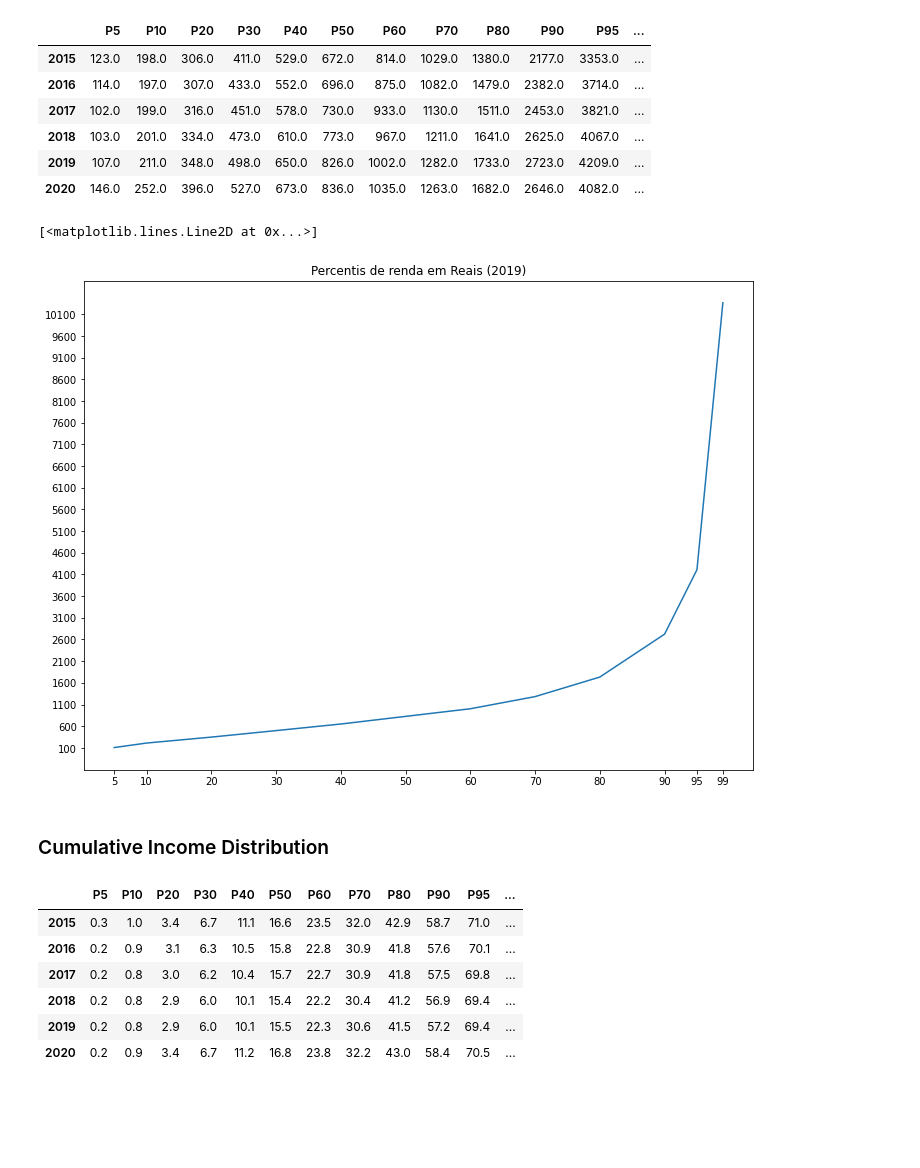
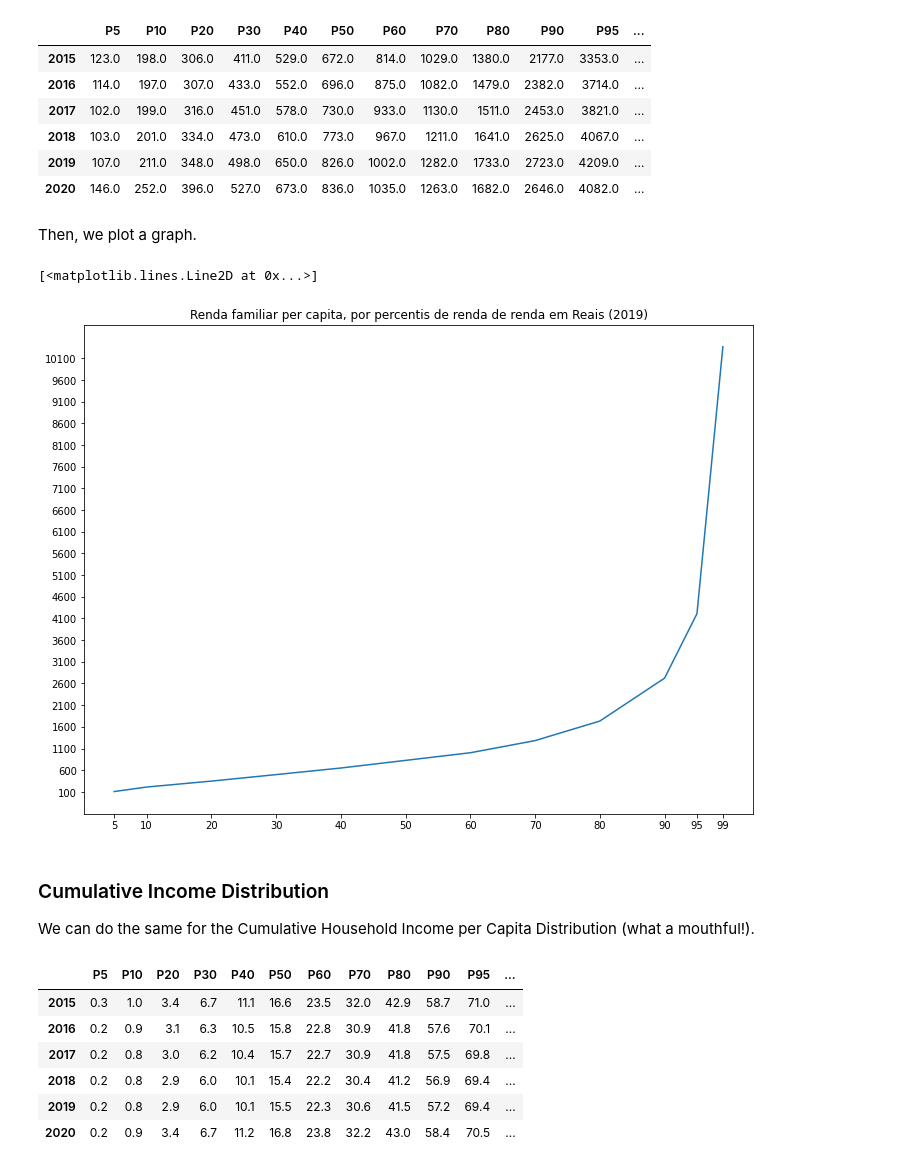
Before and after one commit to nerdmanPc/projeto-ibge, a Jupyter notebook: IBGE.ipynb, the cells around one changed output. Drawn from its saved outputs; the diff is of its cells as text; code cells hidden in the pictures; blank space fills up the shorter version.

```diff
--- a/IBGE.ipynb
+++ b/IBGE.ipynb
@@ -79,24 +114,28 @@ income_bounds_data
 | 2018 | 103.0 | 201.0 | 334.0 | 473.0 | 610.0 | 773.0 | 967.0 | 1211.0 | 1641.0 | 2625.0 | 4067.0 | ... |
 | 2019 | 107.0 | 211.0 | 348.0 | 498.0 | 650.0 | 826.0 | 1002.0 | 1282.0 | 1733.0 | 2723.0 | 4209.0 | ... |
 | 2020 | 146.0 | 252.0 | 396.0 | 527.0 | 673.0 | 836.0 | 1035.0 | 1263.0 | 1682.0 | 2646.0 | 4082.0 | ... |
+# %% [markdown]
+Then, we plot a graph.
 # %%
 year = 2019
 income_boundries = income_bounds_data.loc[[year]].to_numpy()[0]
 #income_boundries
 fig, ax = plot.subplots()
 income_boundries_plot = ax.plot(income_percentiles, income_boundries)
-ax.set_title(f'Percentis de renda em Reais ({year})')
+ax.set_title(f'Renda familiar per capita, por percentis de renda de renda em Reais ({year})')
 
 fig.set_size_inches(12, 9)
 ax.set_xticks(income_percentiles)
 ax.set_yticks(numpy.arange(100, 10101, 500))
 
 income_boundries_plot
 # %% [output]
 [<matplotlib.lines.Line2D at 0x...>]
-[figure, old version]
+[figure, new version]
-# %% [markdown]
-### Cumulative Income Distribution
+# %% [markdown]
+### Cumulative Income Distribution
+
+We can do the same for the Cumulative Household Income per Capita Distribution (what a mouthful!).
 # %%
 cumm_income_dist_metadata = query_ibge( metadata_url(cumm_income_dist_aggr), http_fn )
 #cumm_income_dist_metadata['variaveis']
```
Also changed, not shown: parts of 15 cells of this notebook.
